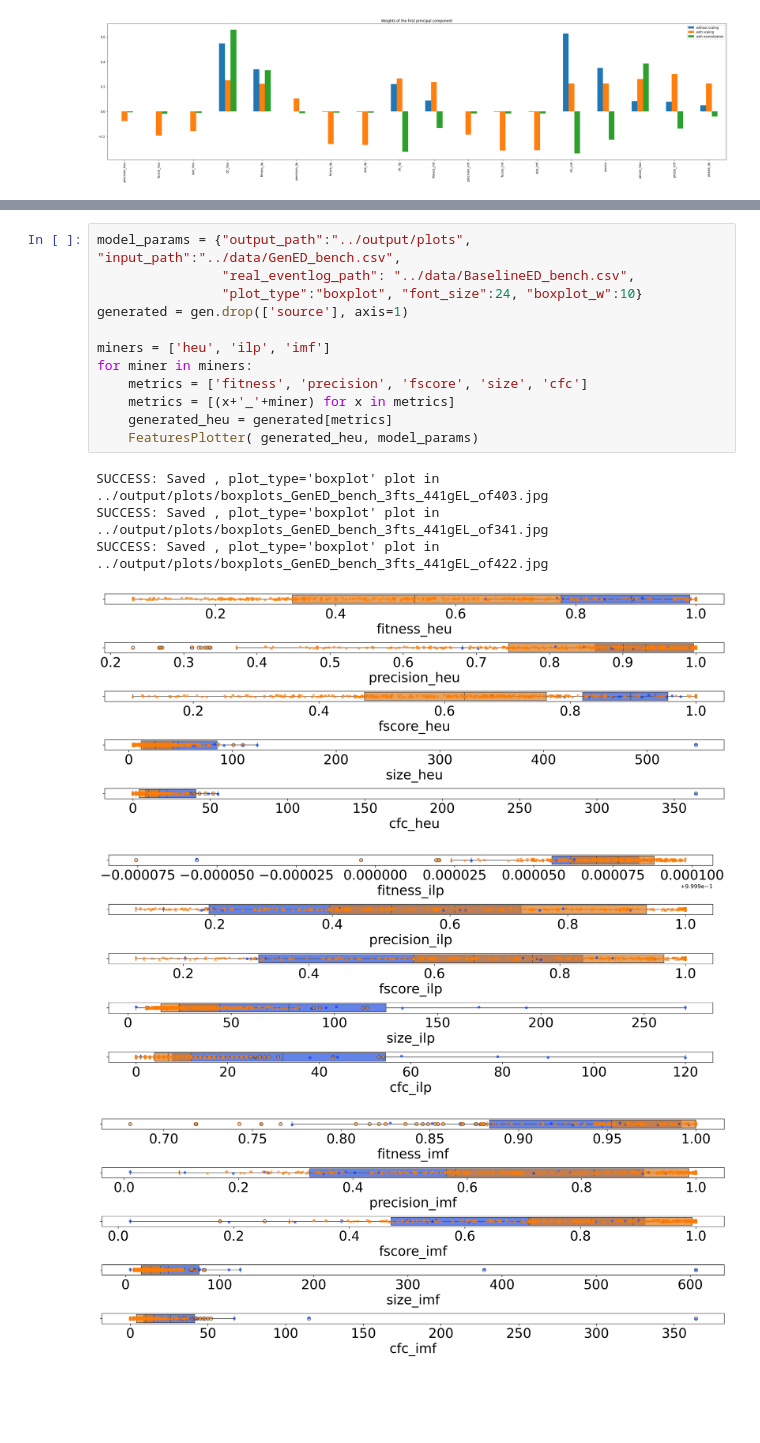
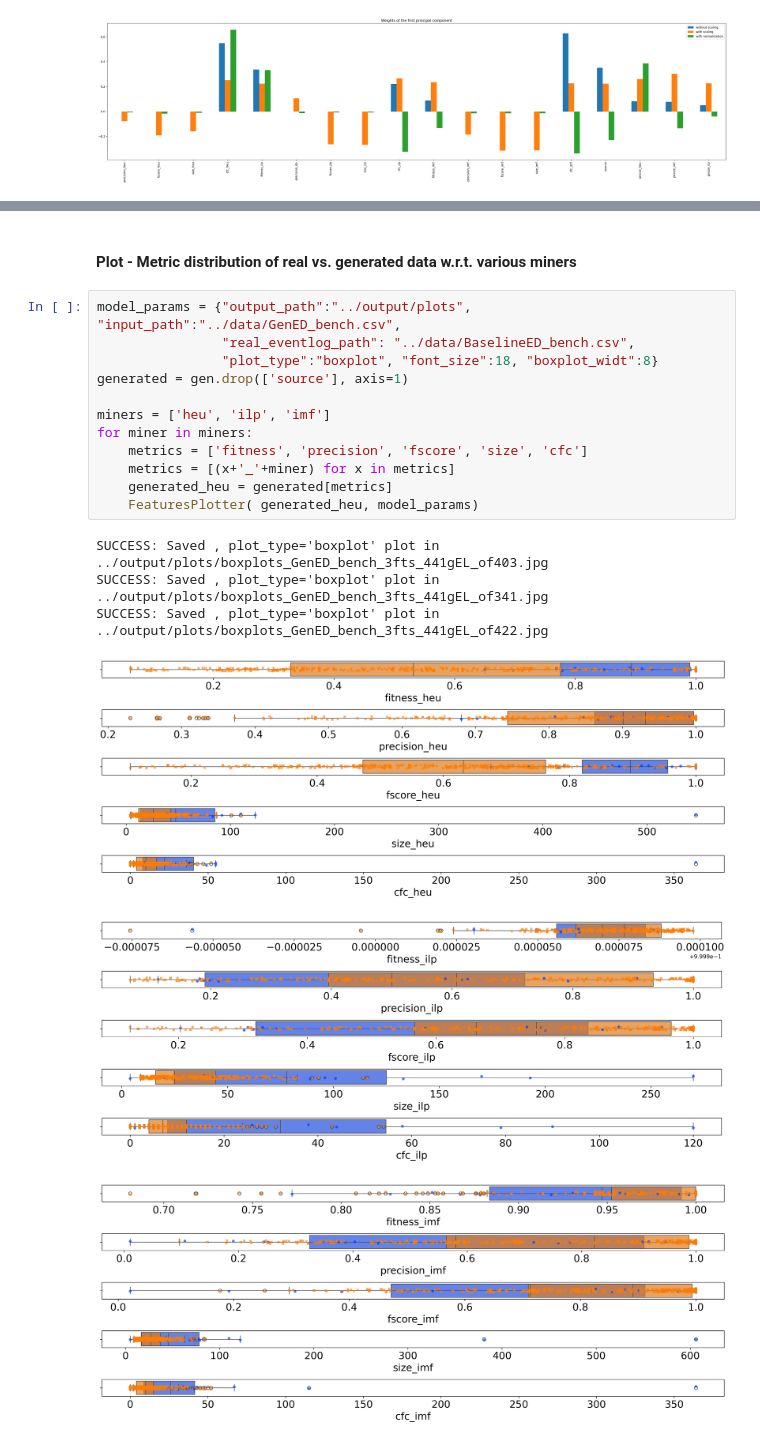
Before and after one commit to lmu-dbs/gedi, a Jupyter notebook: notebooks/gedi_fig6_benchmark_boxplots.ipynb, the cells around one changed output, grey strips where cells are left out. Saved outputs shown, nothing was run; the diff lists cells and outputs as text; blank space fills up the shorter version.

```diff
--- a/notebooks/gedi_fig6_benchmark_boxplots.ipynb
+++ b/notebooks/gedi_fig6_benchmark_boxplots.ipynb
@@ -89,19 +102,21 @@ from gedi.plotter import FeaturesPlotter
+# %% [markdown]
+#### Plot - Metric distribution of real vs. generated data w.r.t. various miners
 # %%
 model_params = {"output_path":"../output/plots", "input_path":"../data/GenED_bench.csv",
                 "real_eventlog_path": "../data/BaselineED_bench.csv",
-                "plot_type":"boxplot", "font_size":24, "boxplot_w":10}
+                "plot_type":"boxplot", "font_size":18, "boxplot_widt":8}
 generated = gen.drop(['source'], axis=1)
 
 miners = ['heu', 'ilp', 'imf']
 for miner in miners:
     metrics = ['fitness', 'precision', 'fscore', 'size', 'cfc']
     metrics = [(x+'_'+miner) for x in metrics]
     generated_heu = generated[metrics]
     FeaturesPlotter( generated_heu, model_params)
 # %% [output]
 SUCCESS: Saved , plot_type='boxplot' plot in ../output/plots/boxplots_GenED_bench_3fts_441gEL_of403.jpg
 SUCCESS: Saved , plot_type='boxplot' plot in ../output/plots/boxplots_GenED_bench_3fts_441gEL_of341.jpg
 SUCCESS: Saved , plot_type='boxplot' plot in ../output/plots/boxplots_GenED_bench_3fts_441gEL_of422.jpg
-[figure, old version]
+[figure, new version]
-[figure, old version]
+[figure, new version]
-[figure, old version]
+[figure, new version]
```
Also changed, not shown: parts of 8 cells of this notebook, 4 other files.
